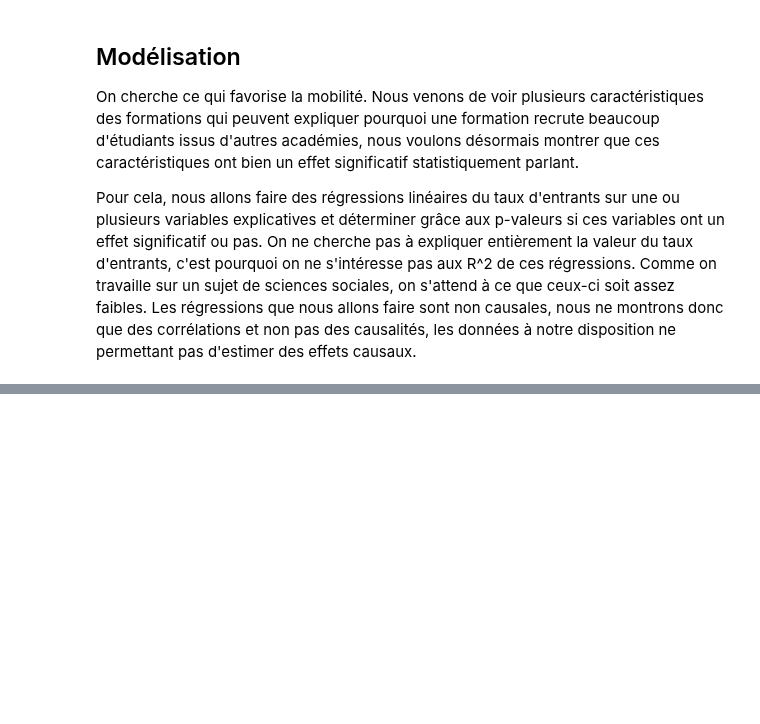
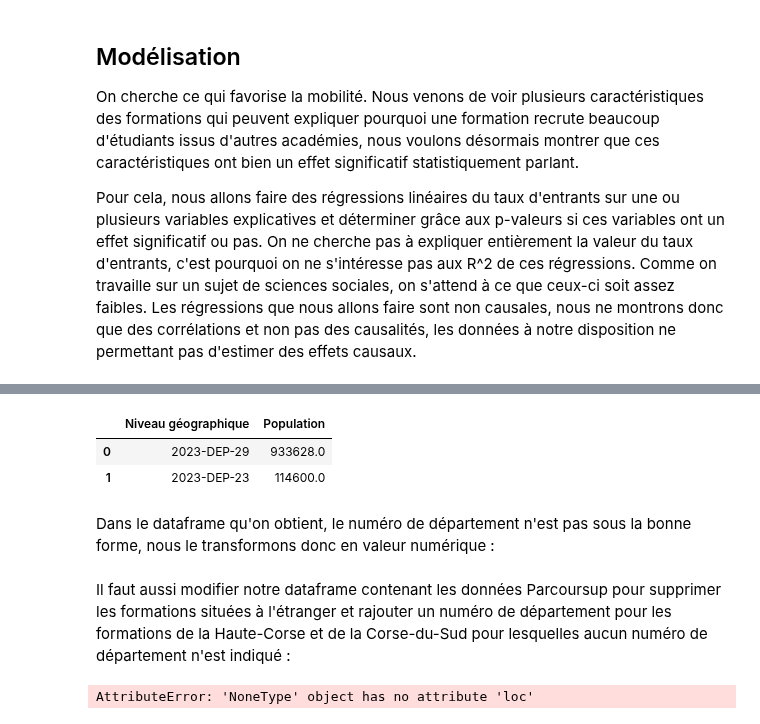
Before and after one commit to elise-m1/Projet-python-data-science, a Jupyter notebook: new_main.ipynb, the cells around one changed output, grey strips where cells are left out. Drawn from its saved outputs; the diff is of its cells as text; code cells hidden in the pictures; blank space fills up the shorter version.

```diff
--- a/new_main.ipynb
+++ b/new_main.ipynb
@@ -894,0 +981,18 @@ Les régressions que nous allons faire sont non causales, nous ne montrons donc
+# %%
+# récupération des données
+url_pop_dep = "https://api.insee.fr/melodi/data/DS_ESTIMATION_POPULATION?TIME_PERIOD=2024&SEX=_T&AGE=_T&EP_MEASURE=POP&GEO=DEP"
+req_api = requests.get(url_pop_dep).json()
+clean_req = req_api.get('observations') # on obtient une liste de dictionnaires
+                                        # un dictionnaire = une observation
+
+# transformation en dataframe
+from function import create_df_pop
+df_pop = create_df_pop(clean_req)
+
+df_pop.head(2)
+# %% [output]
+|  | Niveau géographique | Population |
+| 0 | 2023-DEP-29 | 933628.0 |
+| 1 | 2023-DEP-23 | 114600.0 |
+# %% [markdown]
+Dans le dataframe qu'on obtient, le numéro de département n'est pas sous la bonne forme, nous le transformons donc en valeur numérique :
@@ -894,0 +1002,11 @@ Les régressions que nous allons faire sont non causales, nous ne montrons donc
+# %% [markdown]
+Il faut aussi modifier notre dataframe contenant les données Parcoursup pour supprimer les formations situées à l'étranger et rajouter un numéro de département pour les formations de la Haute-Corse et de la Corse-du-Sud pour lesquelles aucun numéro de département n'est indiqué :
+# %%
+# on supprime les formations situées à l'étranger :
+clean_df = df.drop(df[df["academie"] == "Etranger"].index, inplace=True)
+
+# pour la Corse, code_dep est vide donc on fixe une valeur arbitrairement:
+clean_df.loc[clean_df["dep"] == "Haute-Corse", "code_dep"] = 100
+clean_df.loc[clean_df["dep"] == "Corse-du-Sud", "code_dep"] = 101
+# %% [output]
+AttributeError: 'NoneType' object has no attribute 'loc'
```
Also changed, not shown: parts of 12 cells of this notebook, 1 other file.
